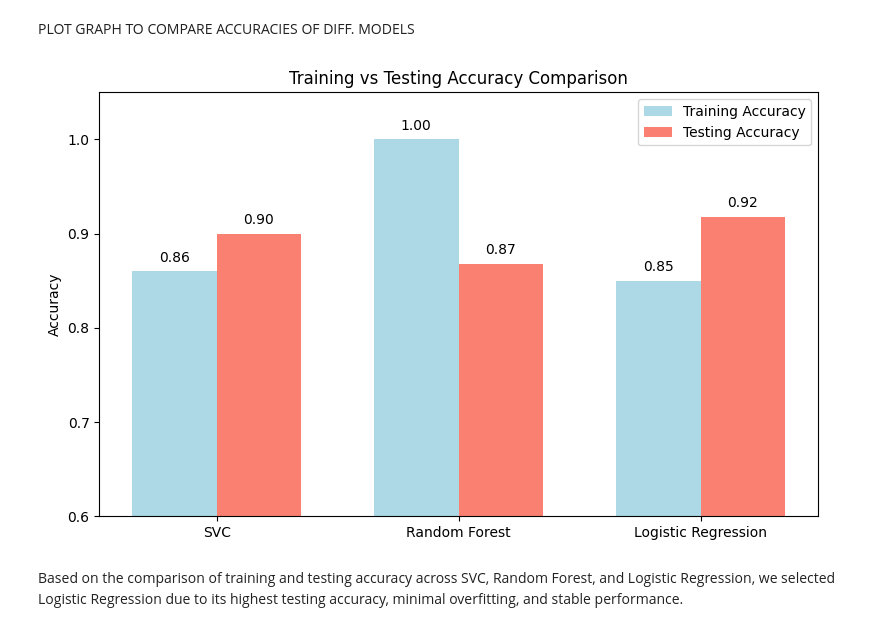
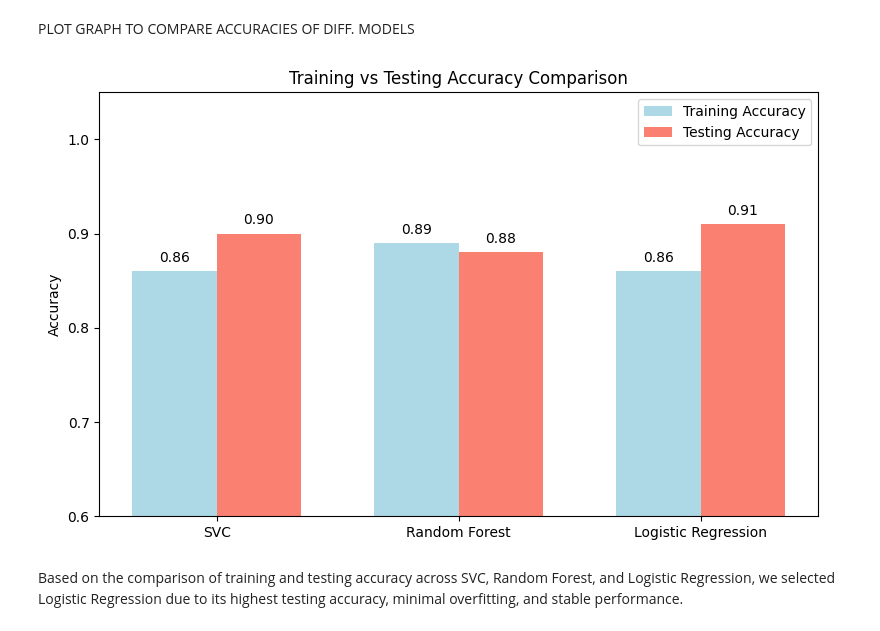
Before and after one commit to gurpreet2007/Heart_Disease_Prediction, a Jupyter notebook: notebook/HeartExploration.ipynb, the cells around one changed output. Saved outputs shown, nothing was run; the diff lists cells and outputs as text; code cells hidden in the pictures.

```diff
--- a/notebook/HeartExploration.ipynb
+++ b/notebook/HeartExploration.ipynb
@@ -473,33 +473,33 @@ plt.show()
 # %% [markdown]
 PLOT GRAPH TO COMPARE ACCURACIES OF DIFF. MODELS
 # %%
-train_accuracies = [0.86, 1.00, 0.85]   # SVC, RF, Logistic
-test_accuracies = [0.90, 0.868, 0.918]   # SVC, RF, Logistic
+train_accuracies = [0.86, 0.89,0.86]# SVC, RF, Logistic
+test_accuracies = [0.90, 0.88, 0.91]   # SVC, RF, Logistic
 
 models = ['SVC', 'Random Forest', 'Logistic Regression']
 x = range(len(models))
 
 plt.figure(figsize=(8, 5))
 bar_width = 0.35
 
 plt.bar([i - bar_width/2 for i in x], train_accuracies, width=bar_width, label='Training Accuracy', color='lightblue')
 plt.bar([i + bar_width/2 for i in x], test_accuracies, width=bar_width, label='Testing Accuracy', color='salmon')
 
 plt.xticks(x, models)
 plt.ylim(0.6, 1.05)
 plt.ylabel('Accuracy')
 plt.title('Training vs Testing Accuracy Comparison')
 plt.legend()
 
 # Add values on top of bars
 for i in x:
     plt.text(i - bar_width/2, train_accuracies[i] + 0.01, f'{train_accuracies[i]:.2f}', ha='center')
     plt.text(i + bar_width/2, test_accuracies[i] + 0.01, f'{test_accuracies[i]:.2f}', ha='center')
 
 plt.tight_layout()
 plt.show()
 # %% [output]
-[figure, old version]
+[figure, new version]
 # %% [markdown]
 Based on the comparison of training and testing accuracy across SVC, Random Forest, and Logistic Regression, we selected Logistic Regression due to its highest testing accuracy, minimal overfitting, and stable performance.
 # %% [markdown]
```
Also changed, not shown: parts of 12 cells of this notebook, 7 other files.
